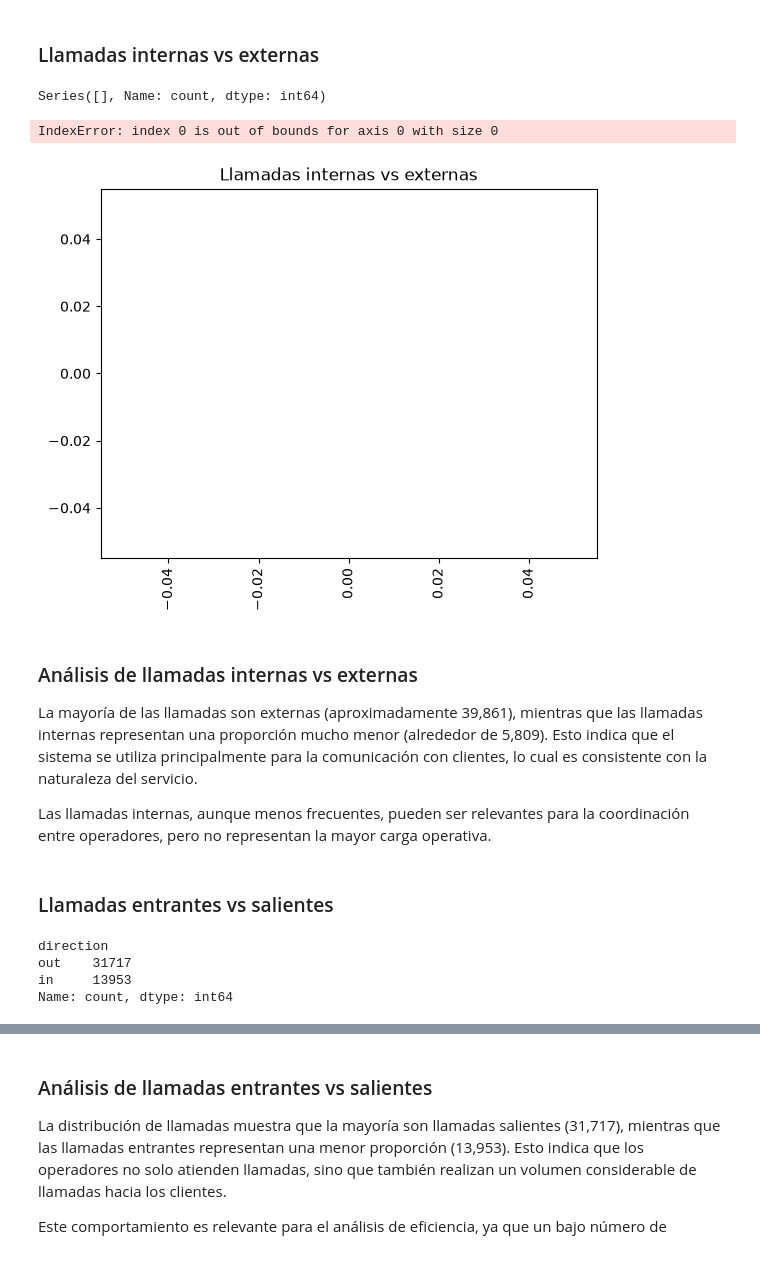
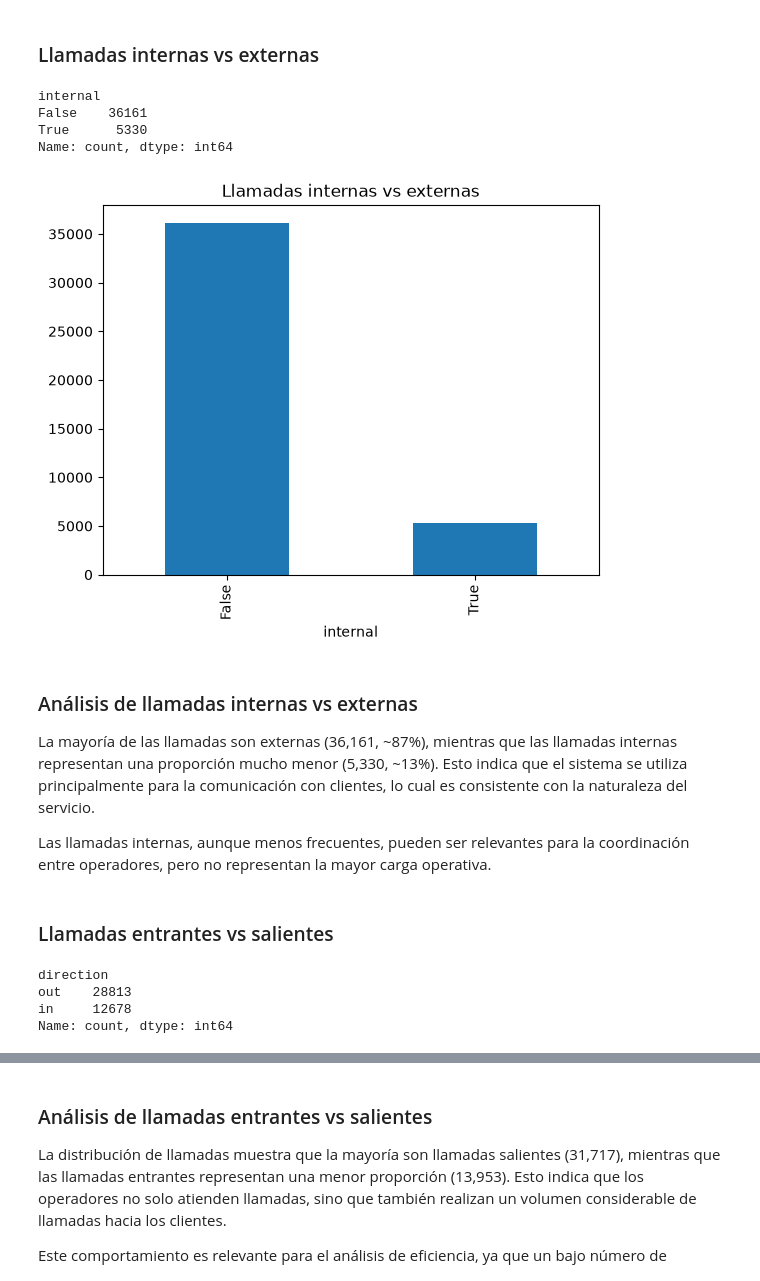
Before and after one commit to DevLearnsAl/Efficency-Analysis---CallMe-Maybe, a Jupyter notebook: Proyecto de Telecomunicaciones.ipynb, the cells around one changed output, grey strips where cells are left out. Drawn from its saved outputs; the diff is of its cells as text; code cells hidden in the pictures.

Commit message:
Updated some issues in the notebook and added a new cell to count unique operators and users.

```diff
--- a/Proyecto de Telecomunicaciones.ipynb
+++ b/Proyecto de Telecomunicaciones.ipynb
@@ -154,11 +154,25 @@ calls['date'] = pd.to_datetime(calls['date'])
 # convertimos la columna 'date_start' del Dataset clients a datetime
 clients['date_start'] = pd.to_datetime(clients['date_start'])
 # %%
+# Convertimos 'internal' a booleano, aunque pandas lo cargue como texto o bool
+calls['internal'] = (
+    calls['internal']
+    .astype('string')
+    .str.strip()
+    .str.lower()
+    .map({'true': True, 'false': False, '1': True, '0': False})
+    .astype('boolean')
+)
+
 # Eliminamos los valores nulos del dataset calls
 calls = calls.dropna(subset=['operator_id', 'internal'])
+calls['internal'] = calls['internal'].astype(bool)
 
-# Convertir la columna 'internal' de string a booleano
-calls['internal'] = calls['internal'].map({'True': True, 'False': False})
+if calls.empty:
+    raise ValueError(
+        "No quedaron registros de llamadas después de la limpieza. Reinicia el kernel, "
+        "ejecuta el notebook desde la primera celda y revisa operator_id/internal."
+    )
 
 # Verificamos que se hayan eliminado los valores nulos del dataset calls
 print(calls.isna().sum())
@@ -207,19 +221,25 @@ Las estadísticas descriptivas muestran una alta variabilidad en la cantidad y d
 # Revisamos la cantidad de llamadas internas (entre el personal) vs llamadas externas (con clientes)
 calls['internal'].value_counts()
 # %% [output]
-Series([], Name: count, dtype: int64)
+internal
+False    36161
+True      5330
+Name: count, dtype: int64
 # %%
 # Distribución de llamadas internas vs externas
-calls['internal'].value_counts().plot(
-    kind='bar', title='Llamadas internas vs externas')
+internal_counts = calls['internal'].value_counts()
+
+if internal_counts.empty:
+    raise ValueError('No hay valores de llamadas internas/externas para graficar.')
+
+internal_counts.plot(kind='bar', title='Llamadas internas vs externas')
 plt.show()
 # %% [output]
-IndexError: index 0 is out of bounds for axis 0 with size 0
-[figure, old version]
+[figure, new version]
 # %% [markdown]
 ### Análisis de llamadas internas vs externas
 
-La mayoría de las llamadas son externas (aproximadamente 39,861), mientras que las llamadas internas representan una proporción mucho menor (alrededor de 5,809). Esto indica que el sistema se utiliza principalmente para la comunicación con clientes, lo cual es consistente con la naturaleza del servicio.
+La mayoría de las llamadas son externas (36,161, ~87%), mientras que las llamadas internas representan una proporción mucho menor (5,330, ~13%). Esto indica que el sistema se utiliza principalmente para la comunicación con clientes, lo cual es consistente con la naturaleza del servicio.
 
 Las llamadas internas, aunque menos frecuentes, pueden ser relevantes para la coordinación entre operadores, pero no representan la mayor carga operativa.
 # %% [markdown]
@@ -229,8 +249,8 @@ Las llamadas internas, aunque menos frecuentes, pueden ser relevantes para la co
 calls['direction'].value_counts()
 # %% [output]
 direction
-out    31717
-in     13953
+out    28813
+in     12678
 Name: count, dtype: int64
 # %%
 # Distribución de llamadas entrantes vs salientes
```
Also changed, not shown: parts of 17 cells of this notebook, 2 other files.
